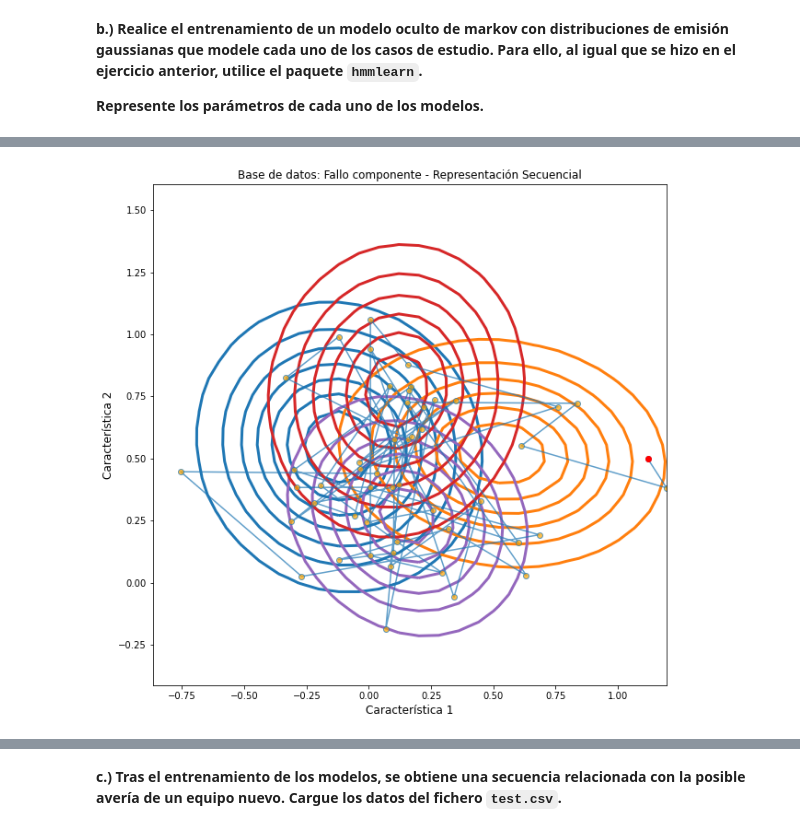
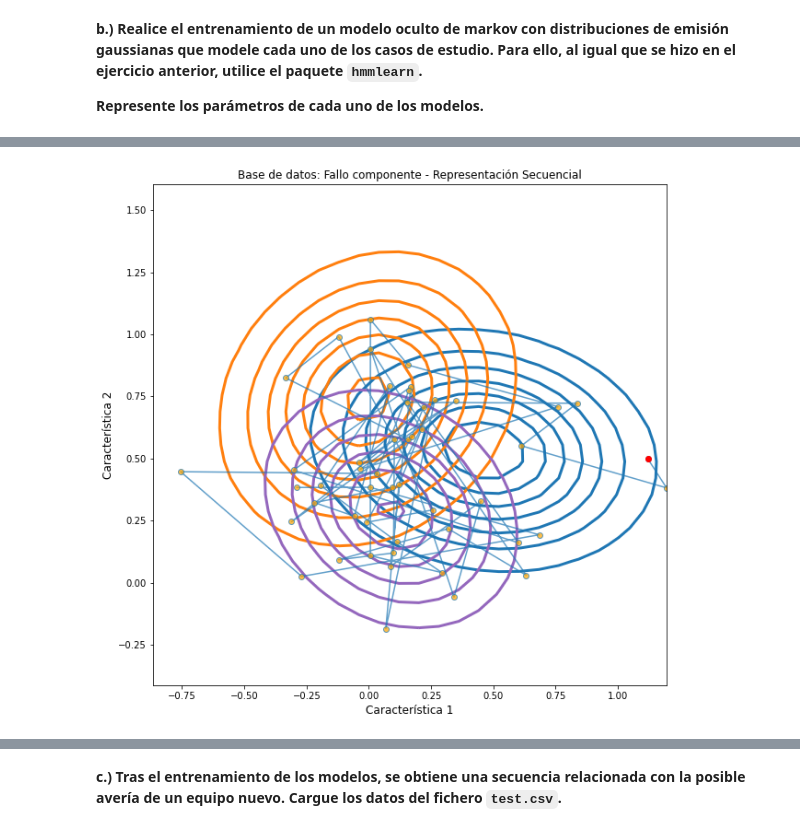
Before and after one commit to glorelvalle/g-mucd, a Jupyter notebook: pit/Prácticas/PR2_PIT.ipynb, the cells around one changed output, grey strips where cells are left out. Cells and saved outputs as stored; diff of their text form; code cells hidden in the pictures.

```diff
--- a/pit/Prácticas/PR2_PIT.ipynb
+++ b/pit/Prácticas/PR2_PIT.ipynb
@@ -934,7 +934,7 @@ uso_inapropiado = pd.read_csv("../../../Data/Datos2/uso_inapropiado.csv", index_
 # Entrenamiento de un modelo por cada clase
 lengths = np.array([50 for i in range(10)])
 # %%
-N = 4
+N = 3
 
 HMM_sin_averias = hmm.GaussianHMM(
     n_components=N, covariance_type="full", init_params=""
@@ -979,5 +979,5 @@ plt.show();
 # %%
-N = 4
+N = 3
 
 HMM_fallo_componente = hmm.GaussianHMM(
     n_components=N, covariance_type="full", init_params=""
@@ -994,32 +994,32 @@ fig, ax = plt.subplots(figsize=(10, 10))
 # Para mostrar el desarrollo de la secuencia
 ax.plot(
     fallo_componente[:T_repr, 0],
     fallo_componente[:T_repr, 1],
     "o-",
     label="observations",
     mfc="orange",
     alpha=0.7,
 )
 ax.plot(fallo_componente[0:1, 0], fallo_componente[0:1, 1], "or")
 plt.xlim((np.min(fallo_componente[:, 0]), np.max(fallo_componente[:, 0])))
 plt.ylim((np.min(fallo_componente[:, 1]), np.max(fallo_componente[:, 1])))
 ax.set_xlabel("Característica 1", fontsize=12)
 ax.set_ylabel("Característica 2", fontsize=12)
 ax.set_title("Base de datos: Fallo componente - Representación Secuencial")
 
 for n in range(N):
     #  TO DO: Evaluación de cada una de las componentes gaussianas en los ejes
     # y representación de los contornos
     eval_multivariate_gaussian = multivariate_normal.pdf(
         positions,
         mean=HMM_fallo_componente.means_[n],
         cov=HMM_fallo_componente.covars_[n],
     )
     prob = np.reshape(eval_multivariate_gaussian, _X.shape)
     # Representación del contorno
     ax.contour(x_axis, y_axis, prob, colors=colors[n], linewidths=3)
 
 plt.show();
 # %% [output]
-[figure, old version]
+[figure, new version]
 # %%
```
Also changed, not shown: parts of 18 cells of this notebook.
